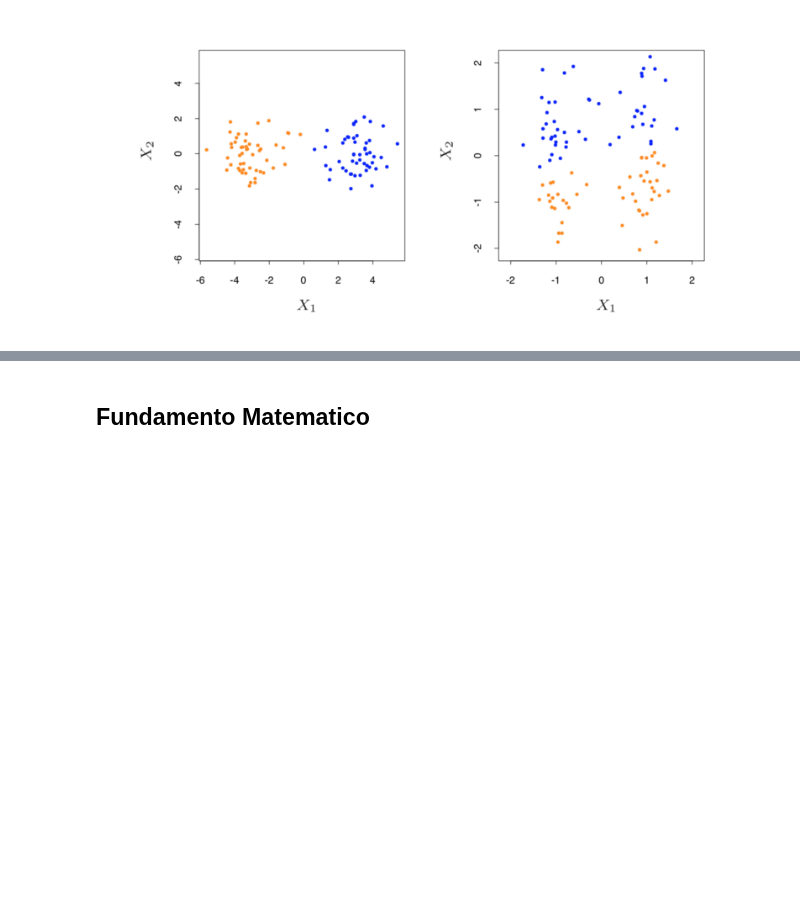
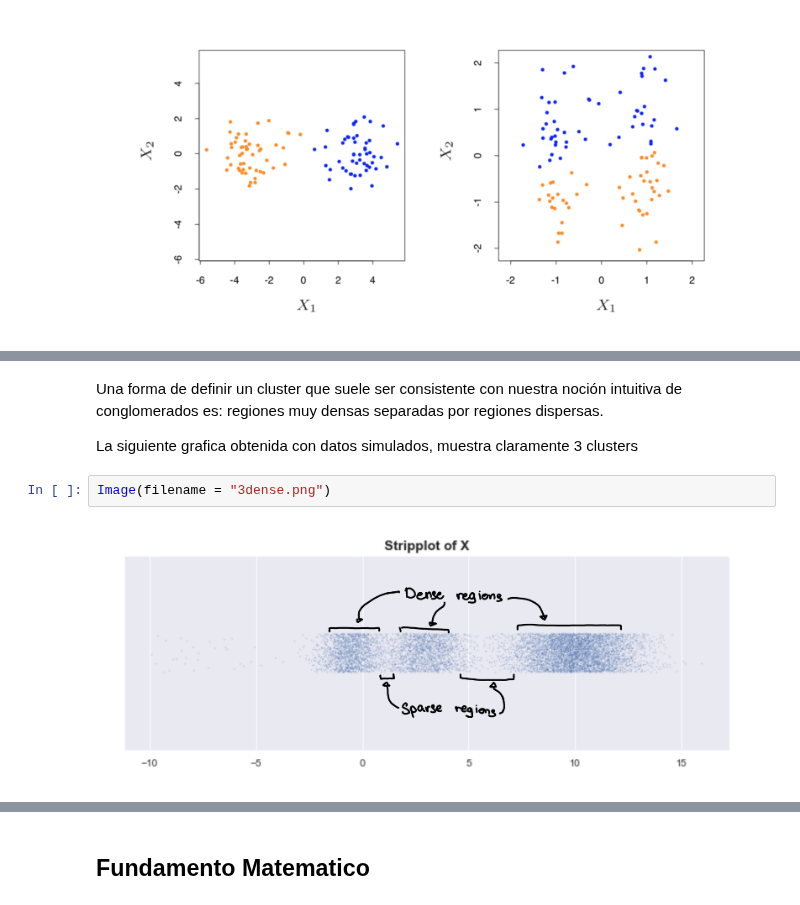
Before and after one commit to Datavaid/HDBSCAN, a Jupyter notebook: HDBSCAN.ipynb, the cells around one changed output, grey strips where cells are left out. Cells and saved outputs as stored; diff of their text form; blank space fills up the shorter version.

```diff
--- a/HDBSCAN.ipynb
+++ b/HDBSCAN.ipynb
@@ -76,0 +112,8 @@ Image(filename = "Kmean.png")
+# %% [markdown]
+Una forma de definir un cluster que suele ser consistente con nuestra noción intuitiva de conglomerados es: regiones muy densas separadas por regiones dispersas.
+
+La siguiente grafica obtenida con datos simulados, muestra claramente 3 clusters
+# %%
+Image(filename = "3dense.png")
+# %% [output]
+[figure, added]
```
Also changed, not shown: parts of 32 cells of this notebook, 12 other files.
